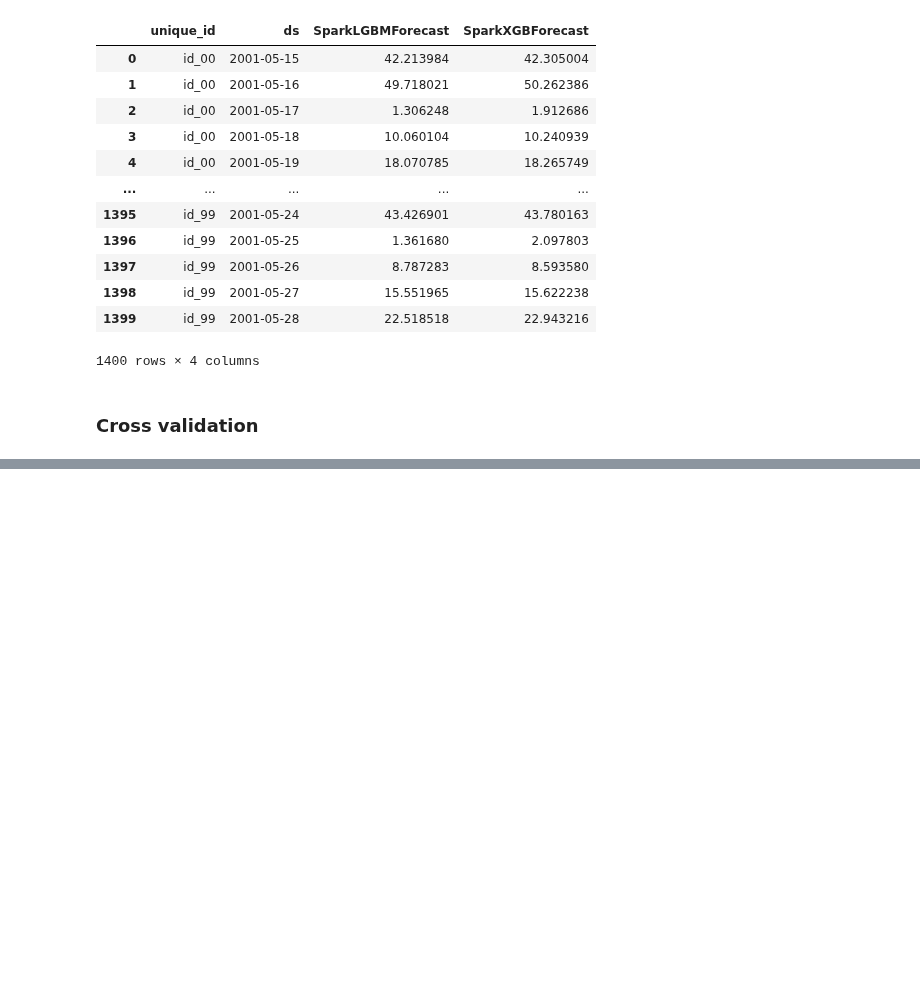
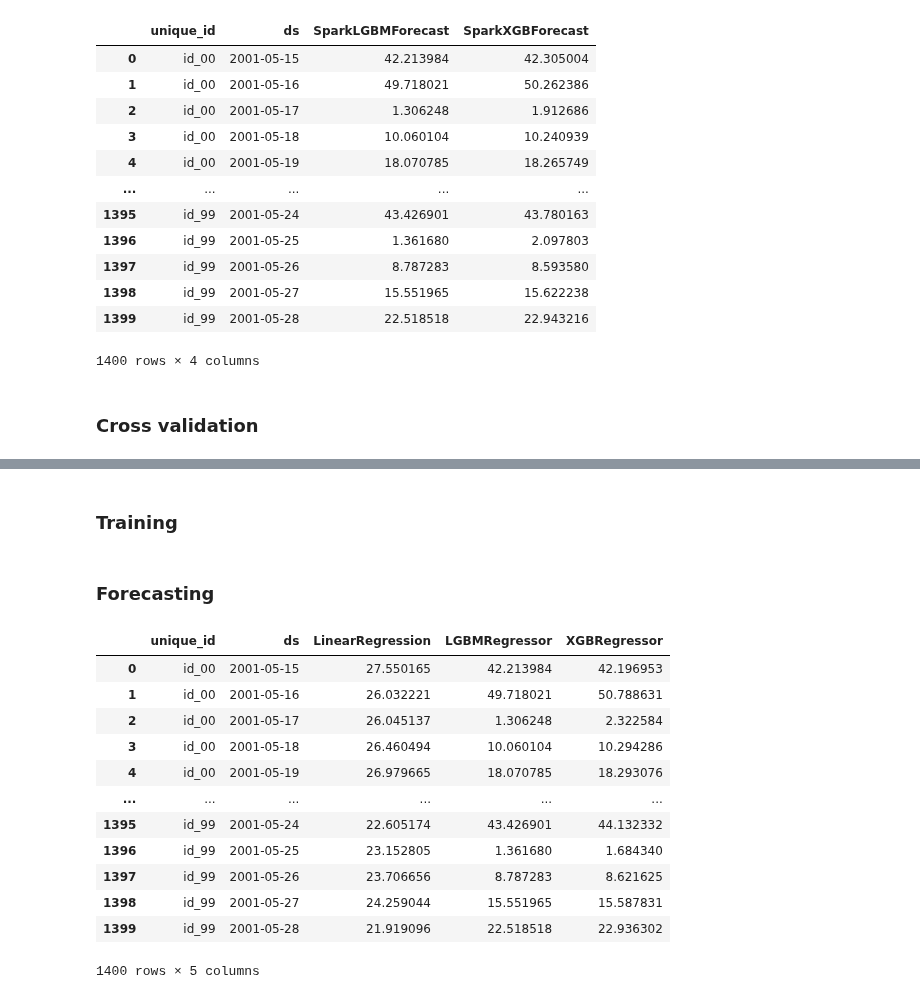
Before and after one commit to Nixtla/mlforecast, a Jupyter notebook: nbs/distributed.forecast.ipynb, the cells around one changed output, grey strips where cells are left out. Saved outputs shown, nothing was run; the diff lists cells and outputs as text; code cells hidden in the pictures; blank space fills up the shorter version.

```diff
--- a/nbs/distributed.forecast.ipynb
+++ b/nbs/distributed.forecast.ipynb
@@ -1158,0 +1207,2 @@ cv_res
+# %% [markdown]
+### Training
@@ -1158,0 +1227,20 @@ cv_res
+# %% [markdown]
+### Forecasting
+# %%
+preds = fcst.predict(14)
+# %%
+preds.to_pandas()
+# %% [output]
+|  | unique_id | ds | LinearRegression | LGBMRegressor | XGBRegressor |
+| 0 | id_00 | 2001-05-15 | 27.550165 | 42.213984 | 42.196953 |
+| 1 | id_00 | 2001-05-16 | 26.032221 | 49.718021 | 50.788631 |
+| 2 | id_00 | 2001-05-17 | 26.045137 | 1.306248 | 2.322584 |
+| 3 | id_00 | 2001-05-18 | 26.460494 | 10.060104 | 10.294286 |
+| 4 | id_00 | 2001-05-19 | 26.979665 | 18.070785 | 18.293076 |
+| ... | ... | ... | ... | ... | ... |
+| 1395 | id_99 | 2001-05-24 | 22.605174 | 43.426901 | 44.132332 |
+| 1396 | id_99 | 2001-05-25 | 23.152805 | 1.361680 | 1.684340 |
+| 1397 | id_99 | 2001-05-26 | 23.706656 | 8.787283 | 8.621625 |
+| 1398 | id_99 | 2001-05-27 | 24.259044 | 15.551965 | 15.587831 |
+| 1399 | id_99 | 2001-05-28 | 21.919096 | 22.518518 | 22.936302 |
+1400 rows × 5 columns
```
Also changed, not shown: parts of 22 cells of this notebook, 2 other files.
